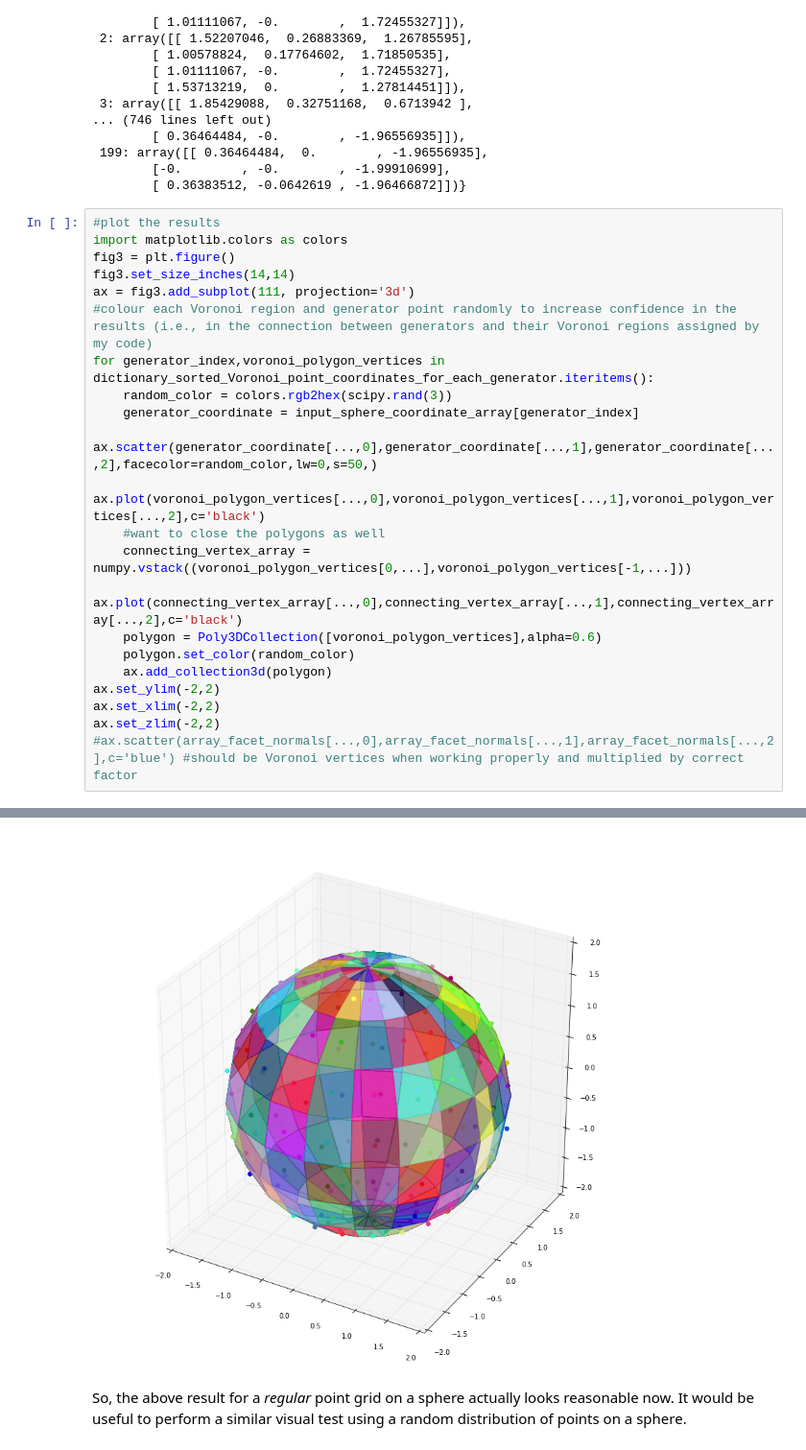
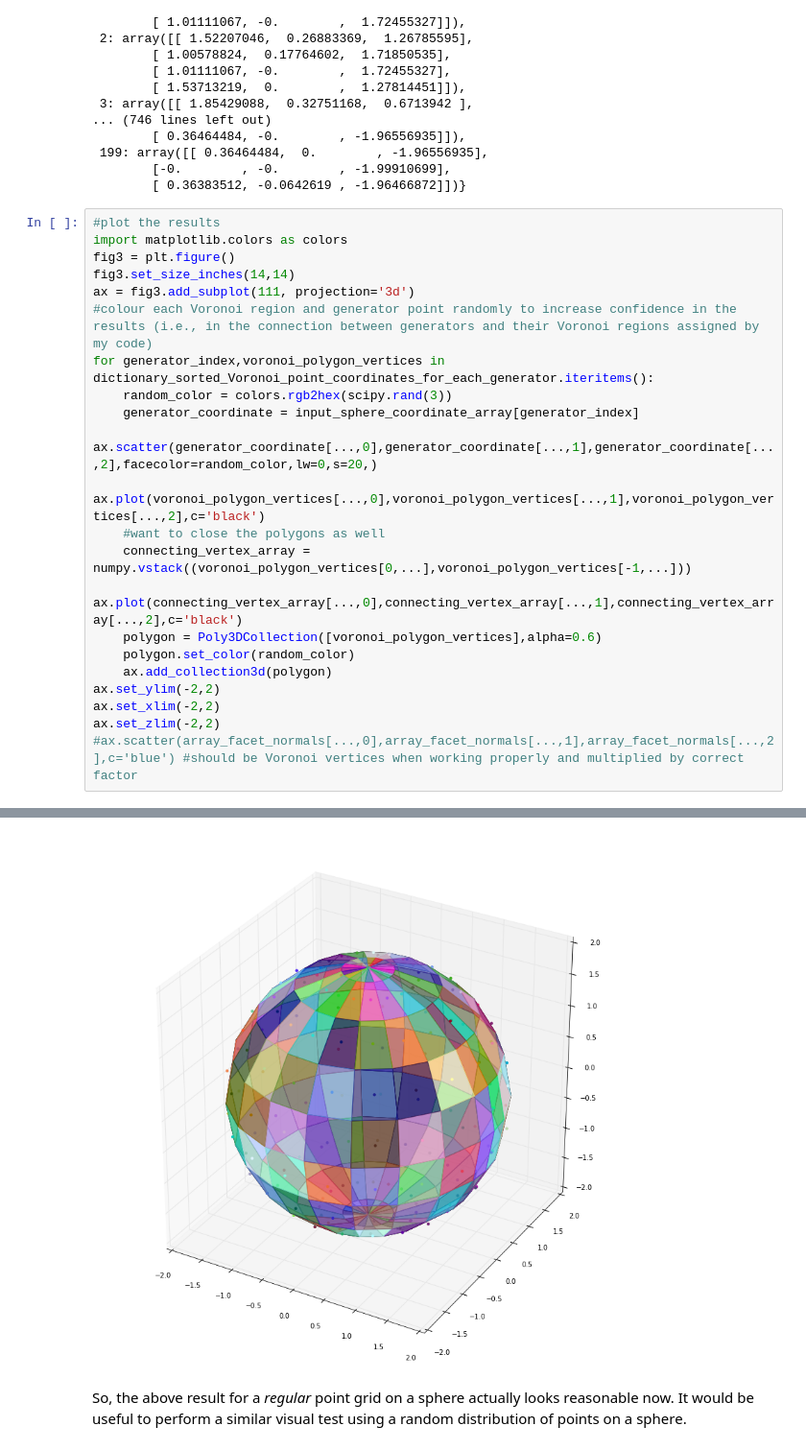
Before and after one commit to tylerjereddy/py_sphere_Voronoi, a Jupyter notebook: testing_spherical_Voronoi_code.ipynb, the cells around one changed output, grey strips where cells are left out. Shown at 96% size. Cells and saved outputs as stored; diff of their text form.

```diff
--- a/testing_spherical_Voronoi_code.ipynb
+++ b/testing_spherical_Voronoi_code.ipynb
@@ -95,28 +92,28 @@ dictionary_sorted_Voronoi_point_coordinates_for_each_generator
 # %%
 #plot the results
 import matplotlib.colors as colors
 fig3 = plt.figure()
 fig3.set_size_inches(14,14)
 ax = fig3.add_subplot(111, projection='3d')
 #colour each Voronoi region and generator point randomly to increase confidence in the results (i.e., in the connection between generators and their Voronoi regions assigned by my code)
 for generator_index,voronoi_polygon_vertices in dictionary_sorted_Voronoi_point_coordinates_for_each_generator.iteritems():
     random_color = colors.rgb2hex(scipy.rand(3))
     generator_coordinate = input_sphere_coordinate_array[generator_index]
-    ax.scatter(generator_coordinate[...,0],generator_coordinate[...,1],generator_coordinate[...,2],facecolor=random_color,lw=0,s=50,)
+    ax.scatter(generator_coordinate[...,0],generator_coordinate[...,1],generator_coordinate[...,2],facecolor=random_color,lw=0,s=20,)
     ax.plot(voronoi_polygon_vertices[...,0],voronoi_polygon_vertices[...,1],voronoi_polygon_vertices[...,2],c='black')
     #want to close the polygons as well
     connecting_vertex_array = numpy.vstack((voronoi_polygon_vertices[0,...],voronoi_polygon_vertices[-1,...]))
     ax.plot(connecting_vertex_array[...,0],connecting_vertex_array[...,1],connecting_vertex_array[...,2],c='black')
     polygon = Poly3DCollection([voronoi_polygon_vertices],alpha=0.6)
     polygon.set_color(random_color)
     ax.add_collection3d(polygon)
 ax.set_ylim(-2,2)
 ax.set_xlim(-2,2)
 ax.set_zlim(-2,2)
 #ax.scatter(array_facet_normals[...,0],array_facet_normals[...,1],array_facet_normals[...,2],c='blue') #should be Voronoi vertices when working properly and multiplied by correct factor
 # %% [output]
 (-2, 2)
-[figure, old version]
+[figure, new version]
 # %% [markdown]
 So, the above result for a *regular* point grid on a sphere actually looks reasonable now. It would be useful to perform a similar visual test using a random distribution of points on a sphere.
 # %%
```
Also changed, not shown: parts of 9 cells of this notebook, 2 other files.
